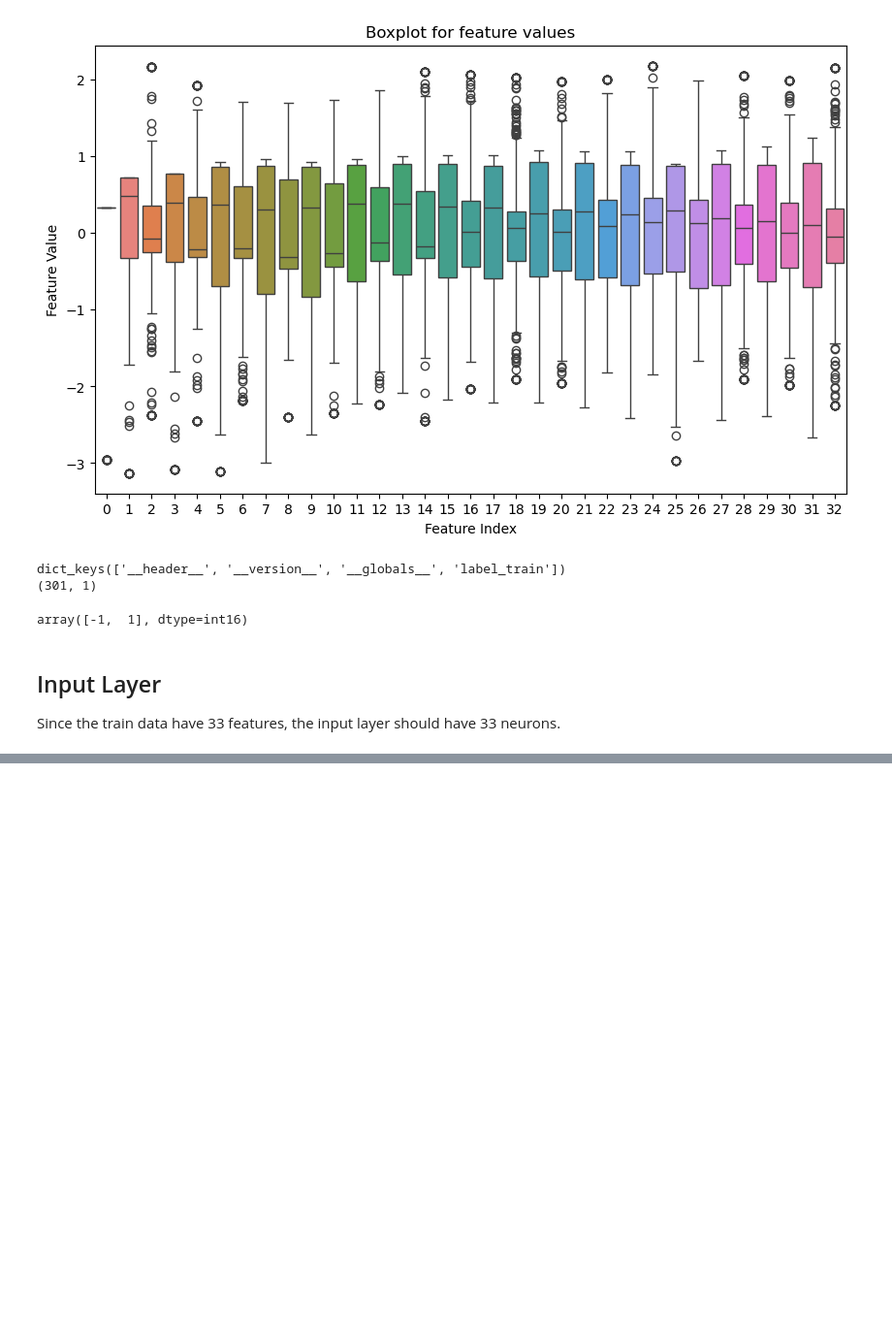
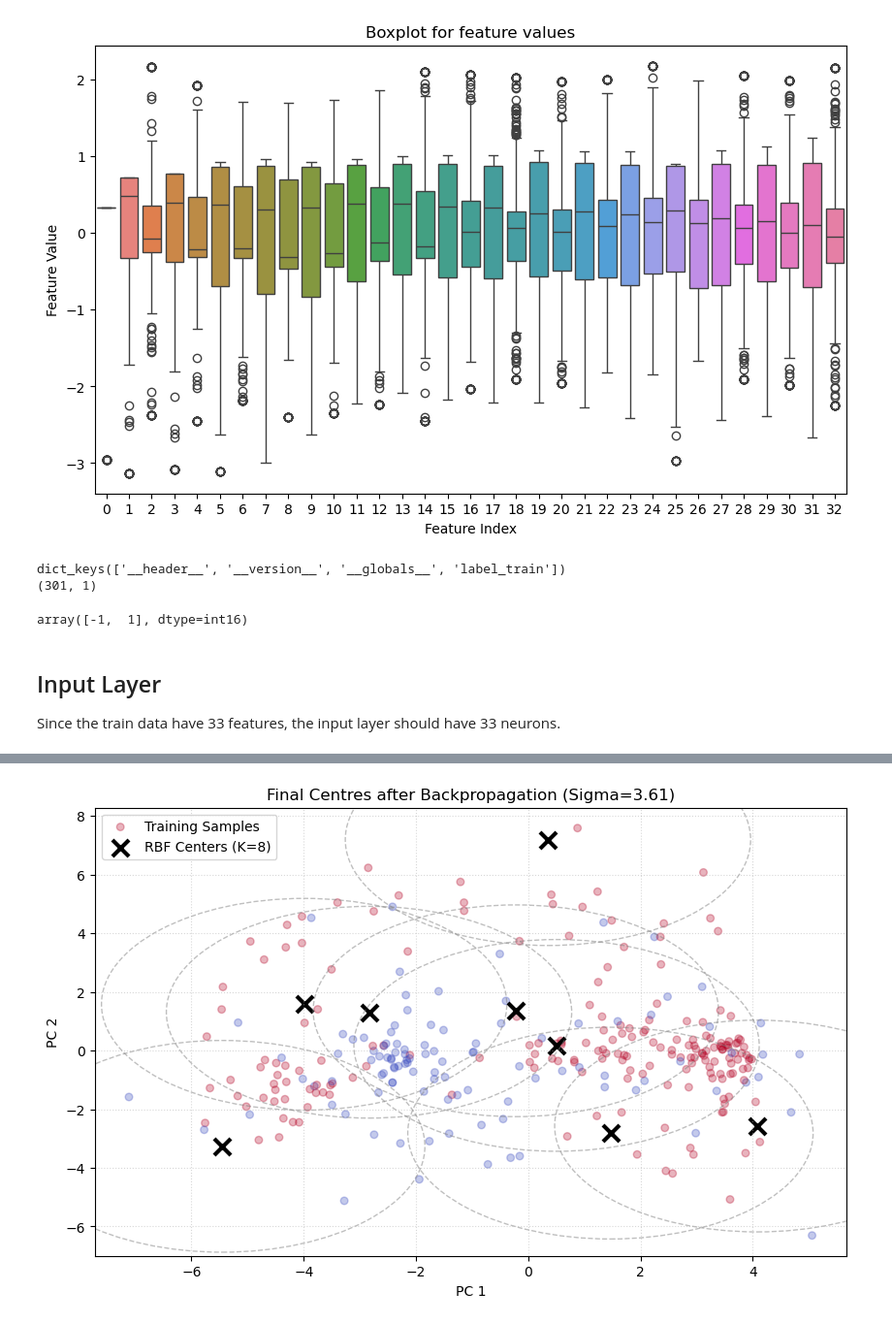
Before and after one commit to yzmyyds/NTU_EE7207, a Jupyter notebook: Assignments/A1/RBFNN.ipynb, the cells around one changed output, grey strips where cells are left out. Shown at 97% size. Cells and saved outputs as stored; diff of their text form; code cells hidden in the pictures; blank space fills up the shorter version.

```diff
--- a/Assignments/A1/RBFNN.ipynb
+++ b/Assignments/A1/RBFNN.ipynb
@@ -254,0 +303,67 @@ plt.show()
+# %%
+import numpy
+
+epochs = 1000  # 迭代次数
+losses = []
+
+for epoch in range(epochs):
+    model.train()
+    optimizer.zero_grad()
+
+    # 前向传播
+    outputs = model(X_tensor)
+    loss = criterion(outputs, y_tensor)
+
+    # 反向传播与优化
+    loss.backward()
+    optimizer.step()
+
+    losses.append(loss.item())
+
+    if (epoch + 1) % 100 == 0:
+        print(f"Epoch [{epoch+1}/{epochs}], Loss: {loss.item():.4f}")
+
+# 训练完成后切换到评估模式
+model.eval()
+with torch.no_grad():
+    # --- 训练集测试 ---
+    train_outputs = model(X_tensor)
+    # 将连续值映射为 1 或 -1
+    train_preds = torch.where(train_outputs >= 0, 1, -1)
+    train_acc = (train_preds == y_tensor).float().mean()
+    print(f"训练集最终准确率: {train_acc.item() * 100:.2f}%")
+
+    # --- 测试集预测 (Assignment 最终结果) ---
+    test_outputs = model(X_test_tensor)
+    y_test_final = torch.where(test_outputs >= 0, 1, -1)
+
+    print(f"测试集预测结果: {y_test_final.flatten()}")
+
+
+#show weights, sigma and centres position
+final_weights=np.array(model.weights.weight.data.tolist()[0])
+final_sigma=np.array(model.sigma.data.tolist())
+final_centres=np.array(model.centers.data.tolist())
+print("Final Weights:", final_weights)
+print("Final Sigma:", final_sigma)
+##plot centres position
+pca = PCA(n_components=2)
+X_pca = pca.fit_transform(X)      # 训练数据投影
+C_pca = pca.transform(final_centres)    # 中心点投影
+# Draw
+plt.figure(figsize=(10, 6))
+plt.scatter(X_pca[:, 0], X_pca[:, 1], c=y.flatten(), cmap='coolwarm',
+            alpha=0.3, s=30, label='Training Samples')
+plt.scatter(C_pca[:, 0], C_pca[:, 1], c='black', marker='x',
+            s=150, linewidths=3, label=f'RBF Centers (K={final_centres.shape[0]})')
+for i in range(C_pca.shape[0]):
+    circle = plt.Circle((C_pca[i, 0], C_pca[i, 1]), final_sigma.item(), color='gray',
+                        fill=False, linestyle='--', alpha=0.5)
+    plt.gca().add_artist(circle)
+plt.title(f"Final Centres after Backpropagation (Sigma={final_sigma.item():.2f})")
+plt.xlabel("PC 1")
+plt.ylabel("PC 2")
+plt.legend()
+plt.grid(True, linestyle=':', alpha=0.5)
+plt.show()
+# %% [output]
@@ -254,0 +387 @@ plt.show()
+[figure, added]
```
Also changed, not shown: parts of 8 cells of this notebook.
